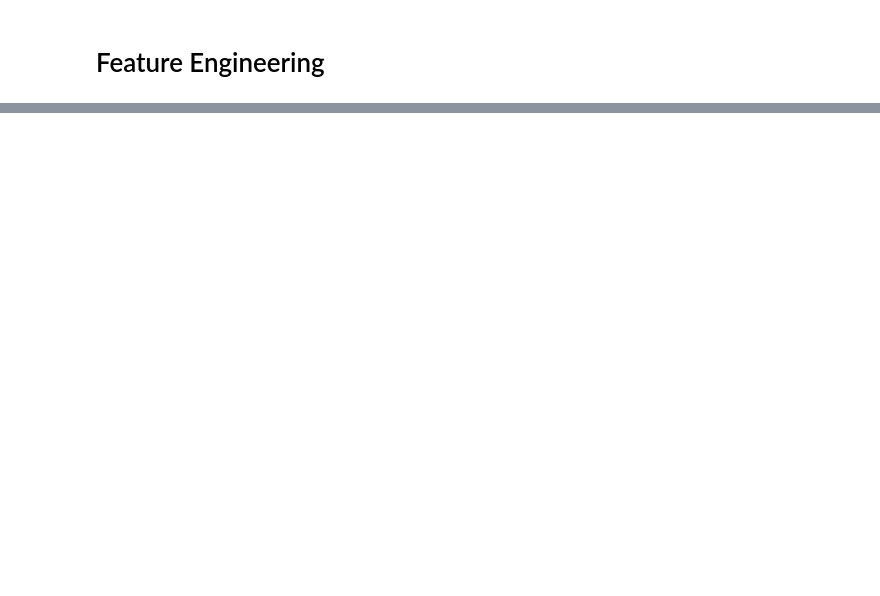
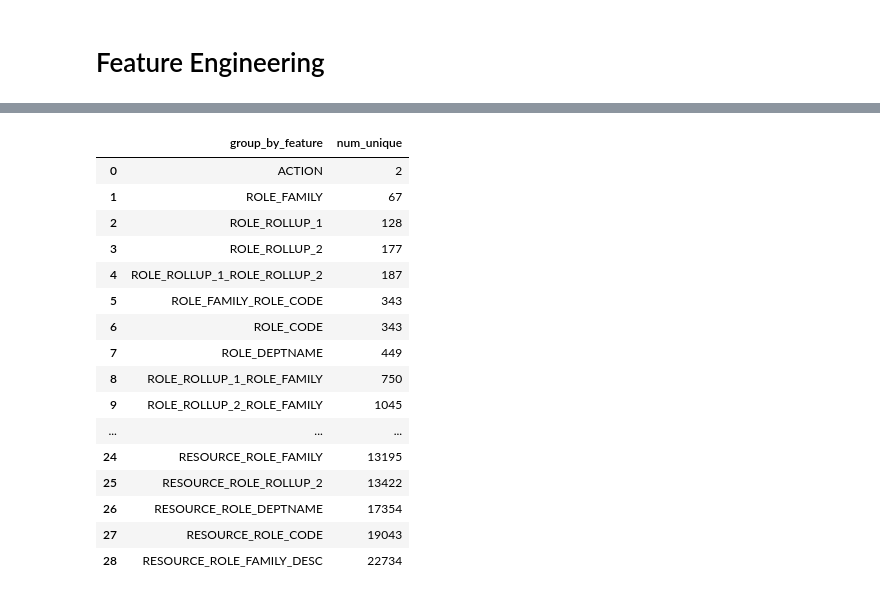
Before and after one commit to SmithaUpadhyaya/employee_access_resource_classifier, a Jupyter notebook: notebooks/eda.ipynb, the cells around one changed output, grey strips where cells are left out. Drawn from its saved outputs; the diff is of its cells as text; code cells hidden in the pictures; blank space fills up the shorter version.

```diff
--- a/notebooks/eda.ipynb
+++ b/notebooks/eda.ipynb
@@ -736,0 +736,9 @@ from src.models.feature_eng.TE_KFold import KFoldTargetEncoder
+# %%
+params = hlpread.read_yaml_key('featurize.count_vector')
+count_obj = CountVectorizerEncoding('ACTION', params)
+# %%
+
+col_use = [x for x in train.columns if not x in ['ROLE_TITLE', 'MGR_ID']]
+train = train[col_use]
+# %%
+train = count_obj.combine_cols(train, col_use)
@@ -736,0 +767,24 @@ from src.models.feature_eng.TE_KFold import KFoldTargetEncoder
+# %%
+nq = train.nunique() #train[new_cols].nunique()
+nq = nq[nq.argsort()]
+nq = pd.DataFrame(nq.reset_index())
+nq.columns = ['group_by_feature', 'num_unique']
+nq
+# %% [output]
+|  | group_by_feature | num_unique |
+| 0 | ACTION | 2 |
+| 1 | ROLE_FAMILY | 67 |
+| 2 | ROLE_ROLLUP_1 | 128 |
+| 3 | ROLE_ROLLUP_2 | 177 |
+| 4 | ROLE_ROLLUP_1_ROLE_ROLLUP_2 | 187 |
+| 5 | ROLE_FAMILY_ROLE_CODE | 343 |
+| 6 | ROLE_CODE | 343 |
+| 7 | ROLE_DEPTNAME | 449 |
+| 8 | ROLE_ROLLUP_1_ROLE_FAMILY | 750 |
+| 9 | ROLE_ROLLUP_2_ROLE_FAMILY | 1045 |
+| ... | ... | ... |
+| 24 | RESOURCE_ROLE_FAMILY | 13195 |
+| 25 | RESOURCE_ROLE_ROLLUP_2 | 13422 |
+| 26 | RESOURCE_ROLE_DEPTNAME | 17354 |
+| 27 | RESOURCE_ROLE_CODE | 19043 |
+| 28 | RESOURCE_ROLE_FAMILY_DESC | 22734 |
```
Also changed, not shown: parts of 23 cells of this notebook, 11 other files.
